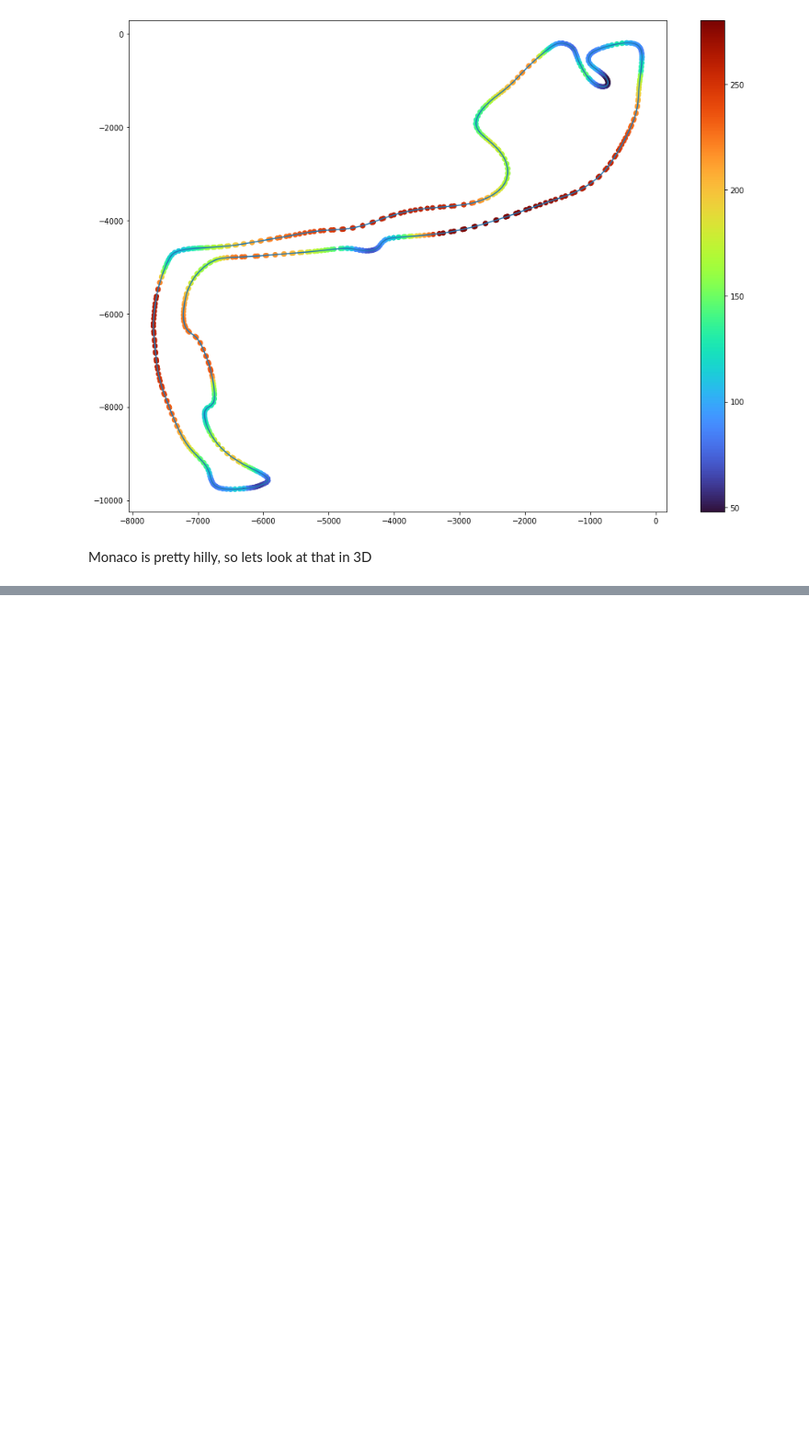
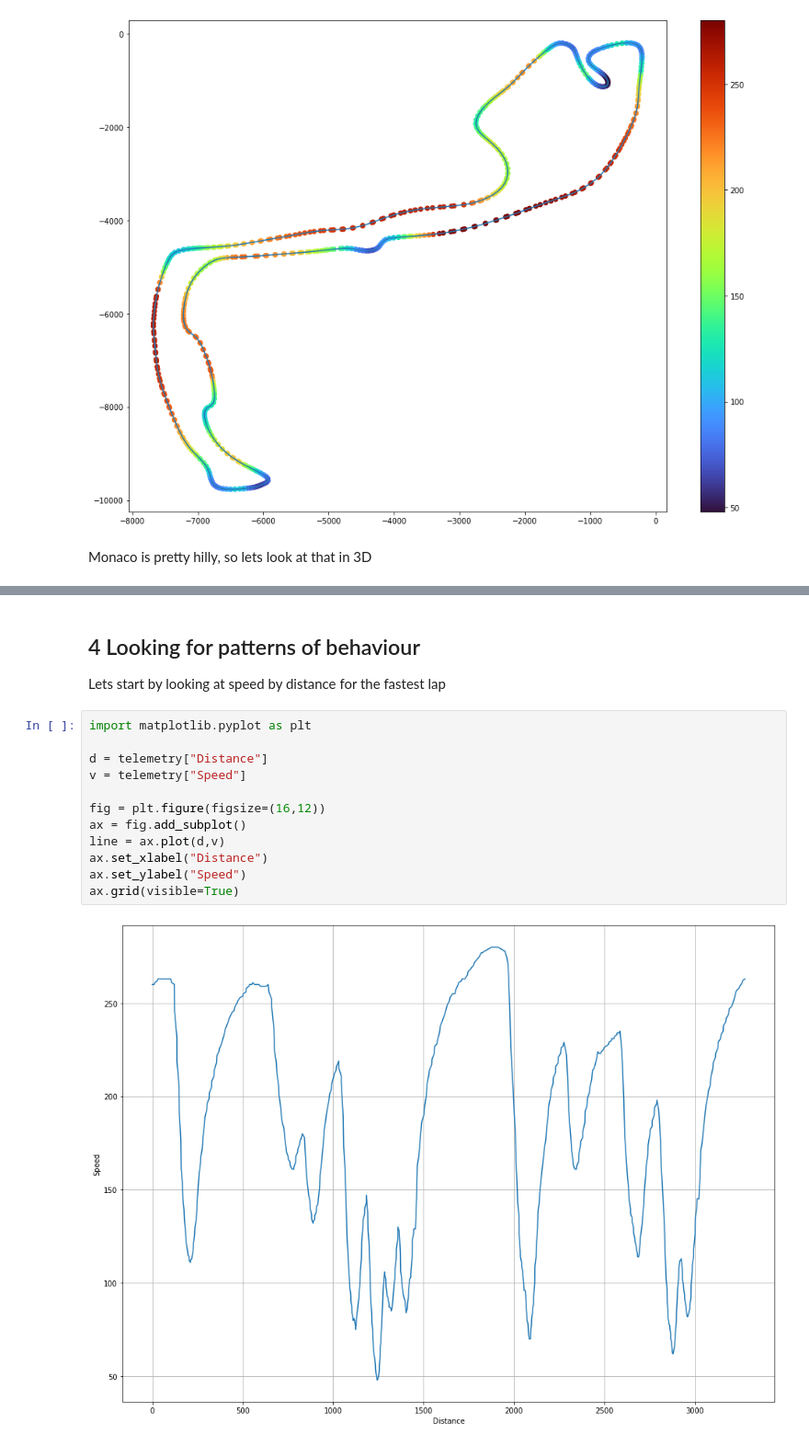
Before and after one commit to CiaranMcAndrew/f1ml, a Jupyter notebook: f1-analysis.ipynb, the cells around one changed output, grey strips where cells are left out. Shown at 92% size. Drawn from its saved outputs; the diff is of its cells as text; blank space fills up the shorter version.

```diff
--- a/f1-analysis.ipynb
+++ b/f1-analysis.ipynb
@@ -128,3 +123,20 @@ fig.colorbar(sc, ax=ax)
 # %% [output]
 <matplotlib.colorbar.Colorbar at 0x...>
 [figure]
+# %% [markdown]
+## 4 Looking for patterns of behaviour
+Lets start by looking at speed by distance for the fastest lap
+# %%
+import matplotlib.pyplot as plt
+
+d = telemetry["Distance"]
+v = telemetry["Speed"]
+
+fig = plt.figure(figsize=(16,12))
+ax = fig.add_subplot()
+line = ax.plot(d,v)
+ax.set_xlabel("Distance")
+ax.set_ylabel("Speed")
+ax.grid(visible=True)
+# %% [output]
+[figure, added]
```
Also changed, not shown: parts of 5 cells of this notebook.
